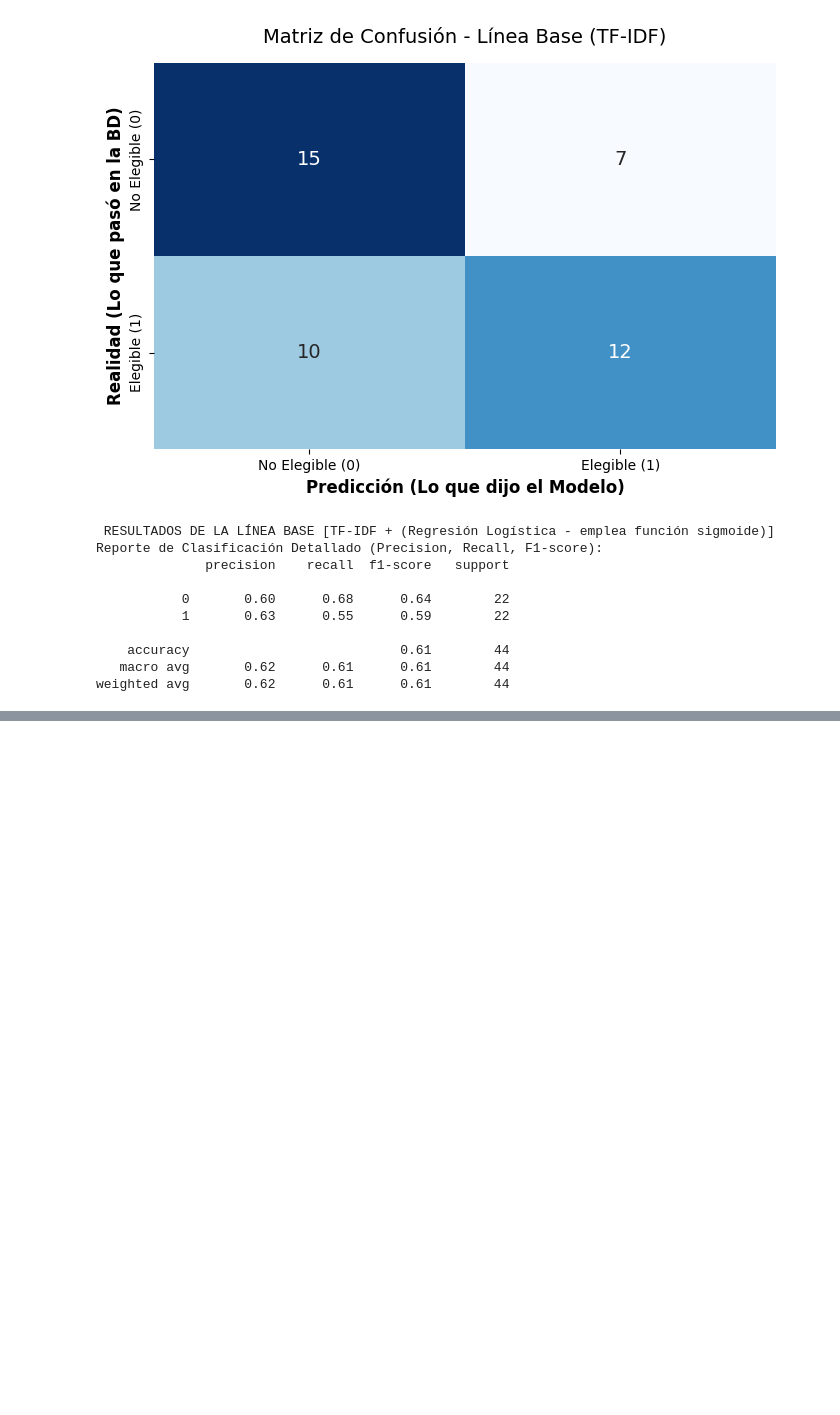
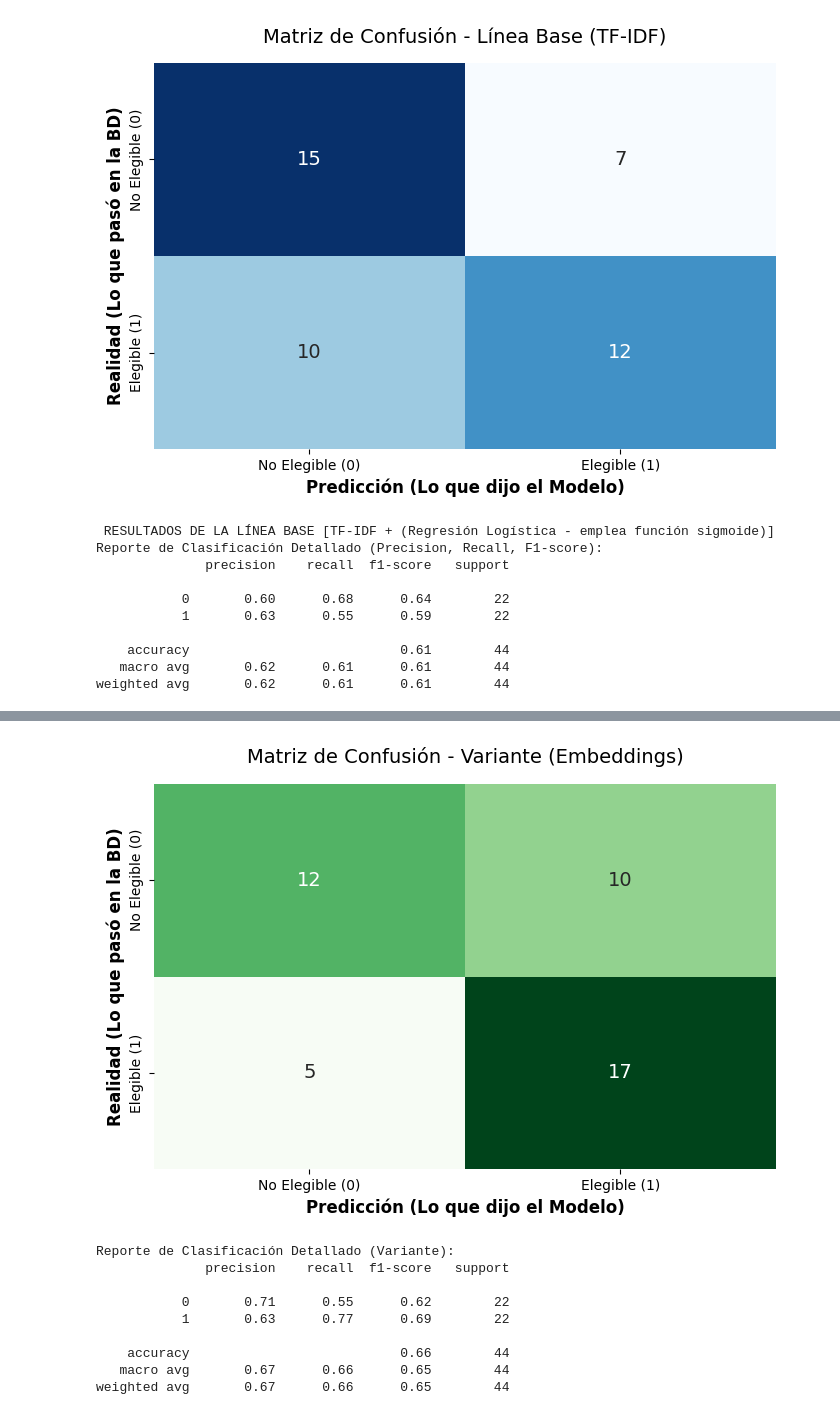
Before and after one commit to Luis-Rojas-H/trabajos-CC-0C2, a Jupyter notebook: examen_final/notebooks/examen_final.ipynb, the cells around one changed output, grey strips where cells are left out. Saved outputs shown, nothing was run; the diff lists cells and outputs as text; code cells hidden in the pictures; blank space fills up the shorter version.

Commit message:
Uso de variante semántica con embeddings (español) para comparar con TF-IDF

```diff
--- a/examen_final/notebooks/examen_final.ipynb
+++ b/examen_final/notebooks/examen_final.ipynb
@@ -153,3 +154,6 @@ Reporte de Clasificación Detallado (Precision, Recall, F1-score):
     accuracy                           0.61        44
    macro avg       0.62      0.61      0.61        44
 weighted avg       0.62      0.61      0.61        44
+# %%
+print("Cargando el modelo de lenguaje pre-entrenado (Multilingüe/Español).")
+modelo_emb = SentenceTransformer('paraphrase-multilingual-MiniLM-L12-v2')
@@ -155,0 +162,4 @@ weighted avg       0.62      0.61      0.61        44
+# %%
+print("Generando vectores densos (embeddings) para ofertas y candidatos.")
+embeddings_ofertas = modelo_emb.encode(df['texto_oferta'].tolist(), show_progress_bar=True)
+embeddings_candidatos = modelo_emb.encode(df['texto_candidato'].tolist(), show_progress_bar=True)
@@ -155,0 +187,18 @@ weighted avg       0.62      0.61      0.61        44
+# %%
+print("Iniciando entrenamiento del modelo con la nueva Variante.")
+X_sem = df[['score_semantico']]
+y_sem = df['target_elegibilidad'].astype(int)
+
+X_train_sem, X_test_sem, y_train_sem, y_test_sem = train_test_split(
+    X_sem, y_sem, test_size=0.2, random_state=SEED, stratify=y_sem
+)
+
+# Se mantiene la Regresión Logística para poder hacer una comparación justa
+modelo_variante = LogisticRegression(class_weight='balanced')
+modelo_variante.fit(X_train_sem, y_train_sem)
+
+y_pred_sem = modelo_variante.predict(X_test_sem)
+
+print(" RESULTADOS DE LA VARIANTE (Embeddings + Regresión Logística)")
+print("Reporte de Clasificación Detallado (Precision, Recall, F1-score):")
+print(classification_report(y_test_sem, y_pred_sem))
@@ -155,0 +217,29 @@ weighted avg       0.62      0.61      0.61        44
+# %%
+cm_sem = confusion_matrix(y_test_sem, y_pred_sem)
+
+plt.figure(figsize=(7, 5))
+sns.heatmap(cm_sem, annot=True, fmt='d', cmap='Greens', cbar=False,
+            xticklabels=['No Elegible (0)', 'Elegible (1)'],
+            yticklabels=['No Elegible (0)', 'Elegible (1)'],
+            annot_kws={"size": 14})
+
+plt.title('Matriz de Confusión - Variante (Embeddings)', fontsize=14, pad=15)
+plt.ylabel('Realidad (Lo que pasó en la BD)', fontsize=12, fontweight='bold')
+plt.xlabel('Predicción (Lo que dijo el Modelo)', fontsize=12, fontweight='bold')
+
+plt.tight_layout()
+plt.show()
+
+print("Reporte de Clasificación Detallado (Variante):")
+print(classification_report(y_test_sem, y_pred_sem))
+# %% [output]
+[figure, added]
+Reporte de Clasificación Detallado (Variante):
+              precision    recall  f1-score   support
+
+           0       0.71      0.55      0.62        22
+           1       0.63      0.77      0.69        22
+
+    accuracy                           0.66        44
+   macro avg       0.67      0.66      0.65        44
+weighted avg       0.67      0.66      0.65        44
```
Also changed, not shown: parts of 6 cells of this notebook.
